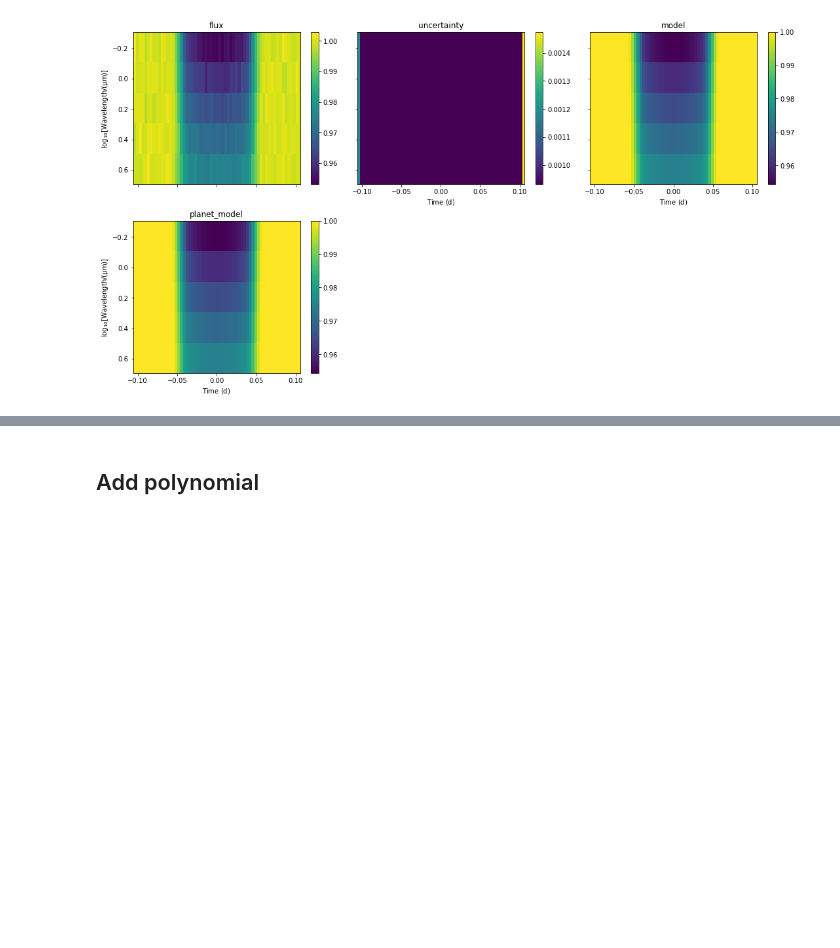
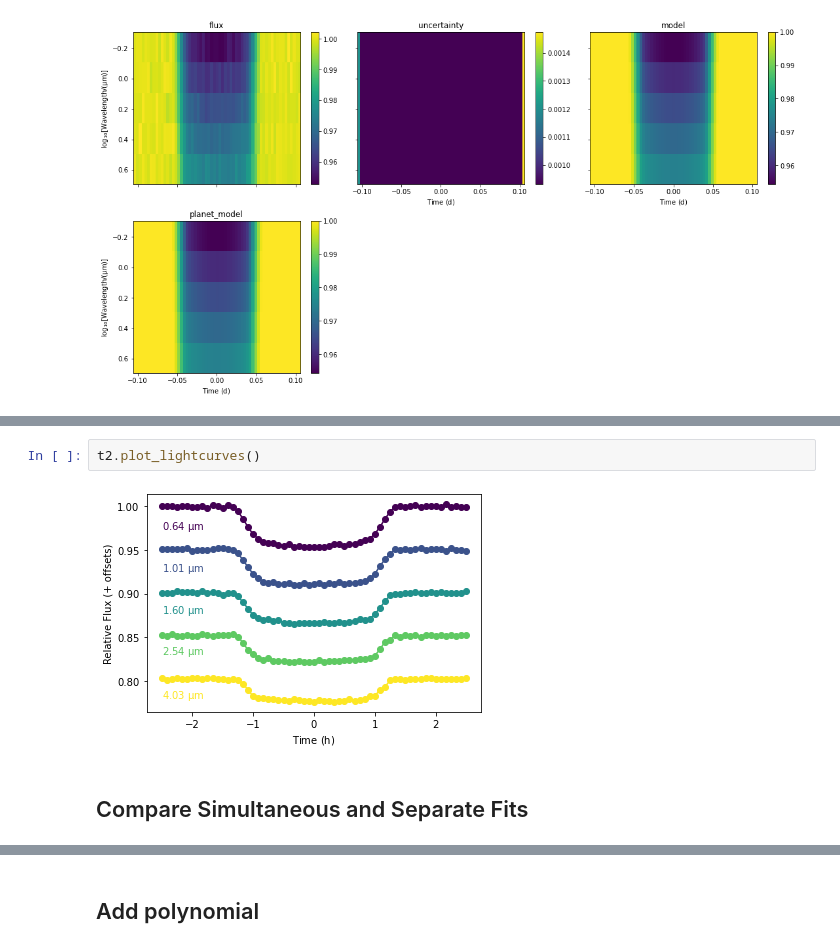
Before and after one commit to catrionamurray/chromatic_fitting, a Jupyter notebook: experiments.ipynb, the cells around one changed output, grey strips where cells are left out. Drawn from its saved outputs; the diff is of its cells as text; blank space fills up the shorter version.

```diff
--- a/experiments.ipynb
+++ b/experiments.ipynb
@@ -225,0 +309,6 @@ plot_2d_lightcurves(t)
+# %%
+t2.plot_lightcurves()
+# %% [output]
+[figure, added]
+# %% [markdown]
+## Compare Simultaneous and Separate Fits
```
Also changed, not shown: parts of 18 cells of this notebook.
